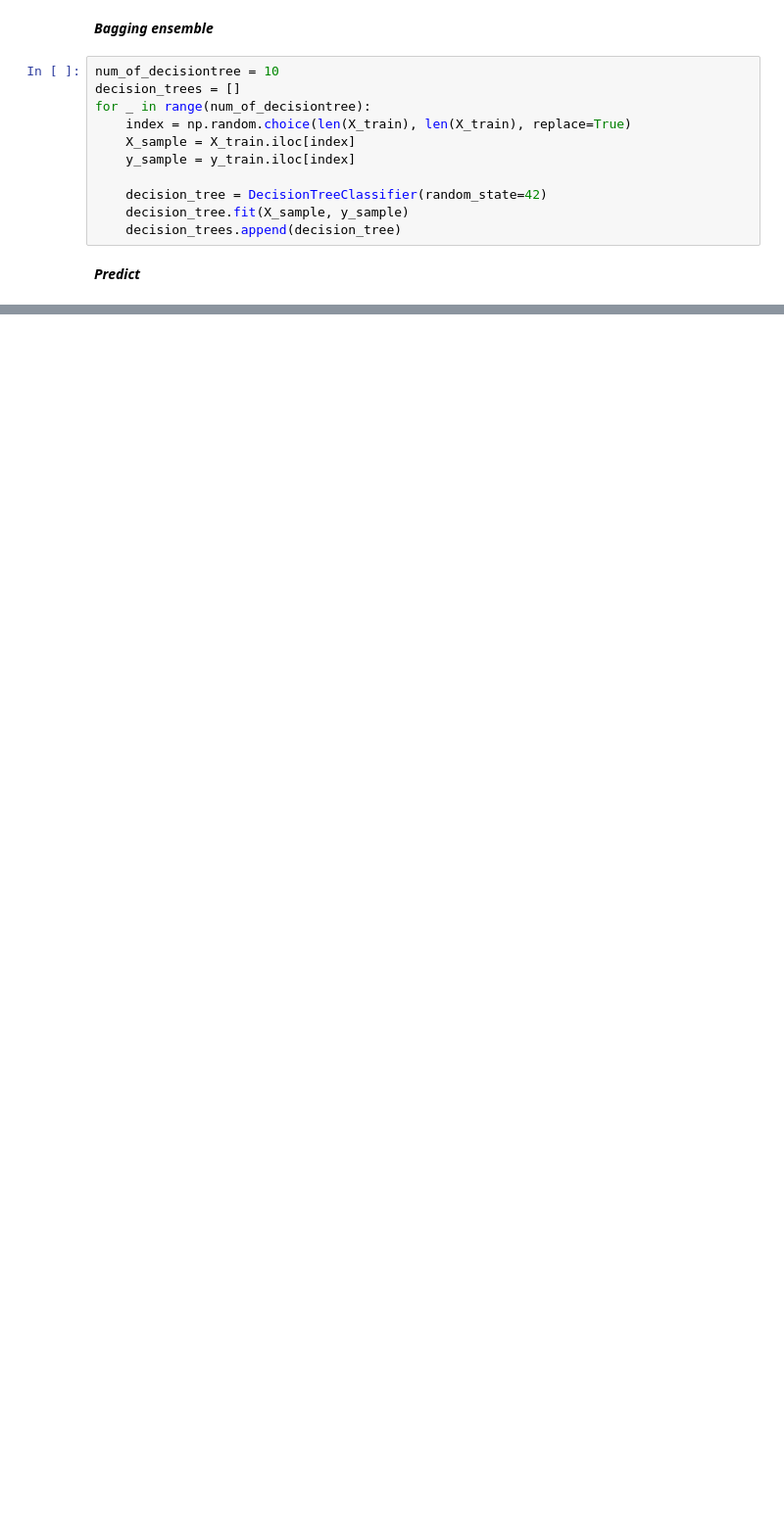
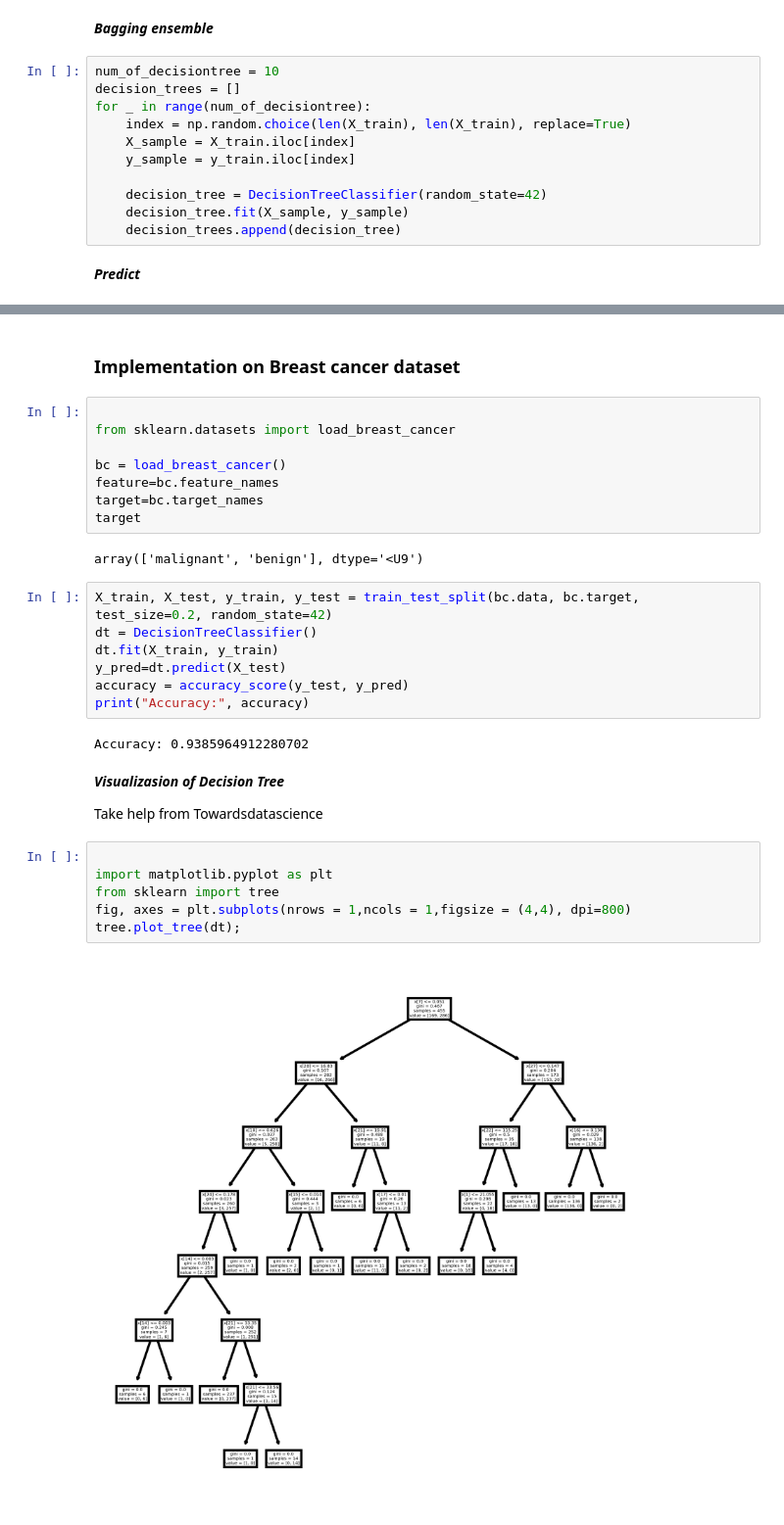
Before and after one commit to rishabh-mondal/blog, a Jupyter notebook: bagging.ipynb, the cells around one changed output, grey strips where cells are left out. Shown: that part at 98% size. Saved outputs shown, nothing was run; the diff lists cells and outputs as text; blank space fills up the shorter version.

```diff
--- a/bagging.ipynb
+++ b/bagging.ipynb
@@ -69,0 +70,33 @@ Bagging Accuracy: 0.478
+# %% [markdown]
+### Implementation on Breast cancer dataset
+# %%
+
+from sklearn.datasets import load_breast_cancer
+
+bc = load_breast_cancer()
+feature=bc.feature_names
+target=bc.target_names
+target
+# %% [output]
+array(['malignant', 'benign'], dtype='<U9')
+# %%
+X_train, X_test, y_train, y_test = train_test_split(bc.data, bc.target, test_size=0.2, random_state=42)
+dt = DecisionTreeClassifier()
+dt.fit(X_train, y_train)
+y_pred=dt.predict(X_test)
+accuracy = accuracy_score(y_test, y_pred)
+print("Accuracy:", accuracy)
+# %% [output]
+Accuracy: 0.9385964912280702
+# %% [markdown]
+***Visualizasion of Decision Tree***
+
+Take help from Towardsdatascience
+# %%
+
+import matplotlib.pyplot as plt
+from sklearn import tree
+fig, axes = plt.subplots(nrows = 1,ncols = 1,figsize = (4,4), dpi=800)
+tree.plot_tree(dt);
+# %% [output]
+[figure, added]
```
Also changed, not shown: parts of 6 cells of this notebook, 1 other file.
